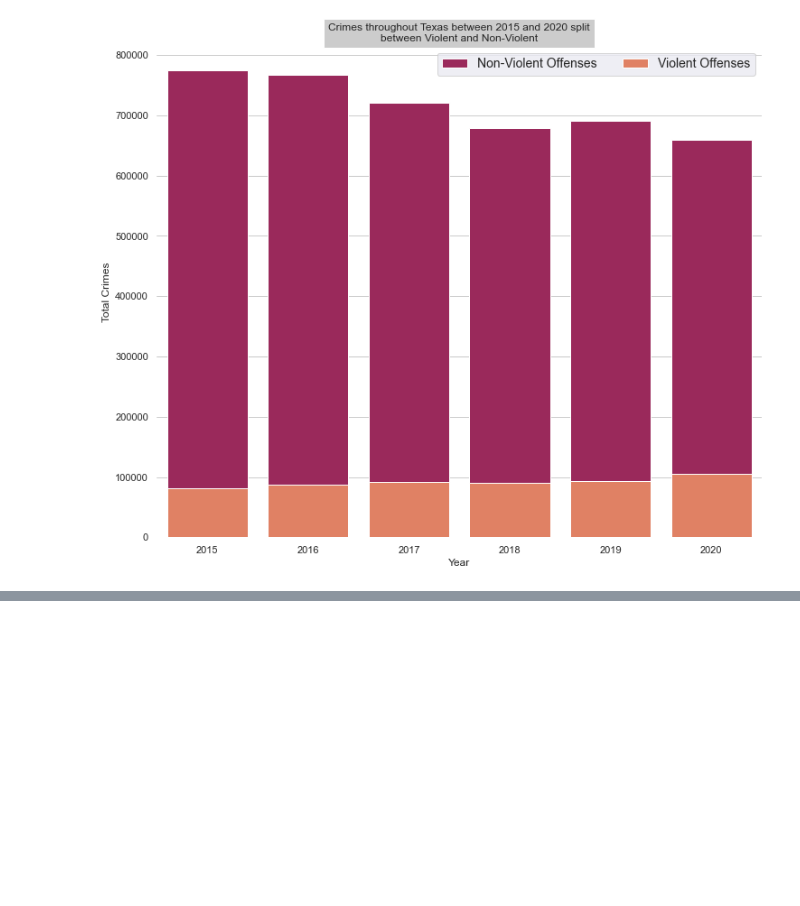
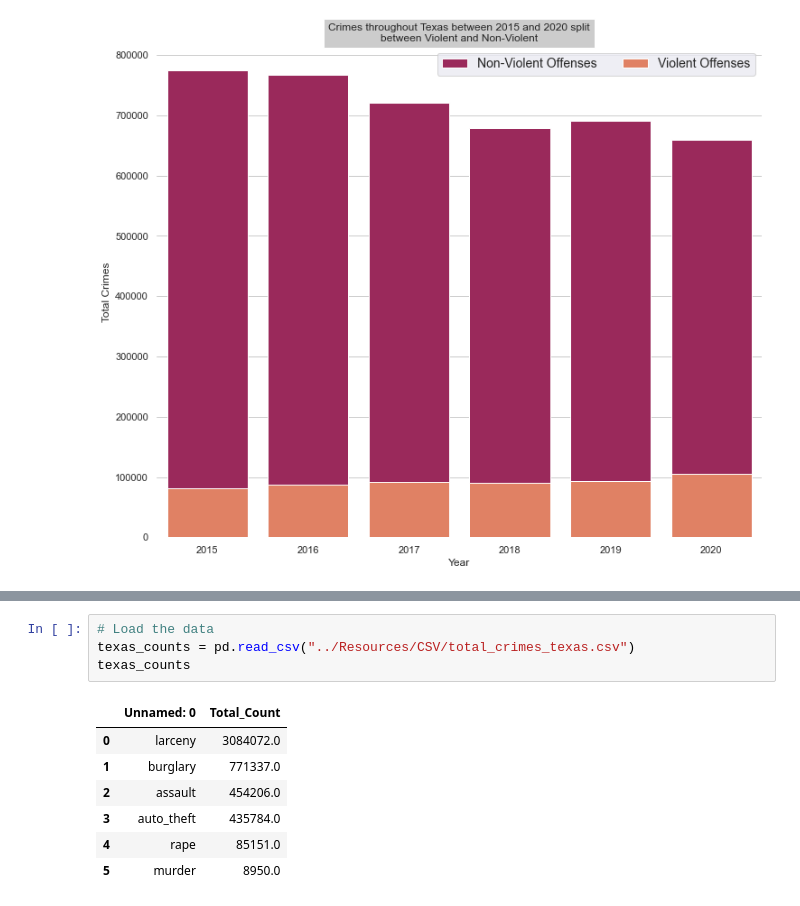
Before and after one commit to MiguelB512/Harris_Crime_Trends, a Jupyter notebook: Plotting/Seaborn_Plotting.ipynb, the cells around one changed output, grey strips where cells are left out. Drawn from its saved outputs; the diff is of its cells as text; blank space fills up the shorter version.

```diff
--- a/Plotting/Seaborn_Plotting.ipynb
+++ b/Plotting/Seaborn_Plotting.ipynb
@@ -213,0 +253,12 @@ plt.savefig('Outputs/Yearly_Totals_by_Offense_Type.jpg', dpi=100)
+# %%
+# Load the data
+texas_counts = pd.read_csv("../Resources/CSV/total_crimes_texas.csv")
+texas_counts
+# %% [output]
+|  | Unnamed: 0 | Total_Count |
+| 0 | larceny | 3084072.0 |
+| 1 | burglary | 771337.0 |
+| 2 | assault | 454206.0 |
+| 3 | auto_theft | 435784.0 |
+| 4 | rape | 85151.0 |
+| 5 | murder | 8950.0 |
```
Also changed, not shown: parts of 3 cells of this notebook, 4 other files.
